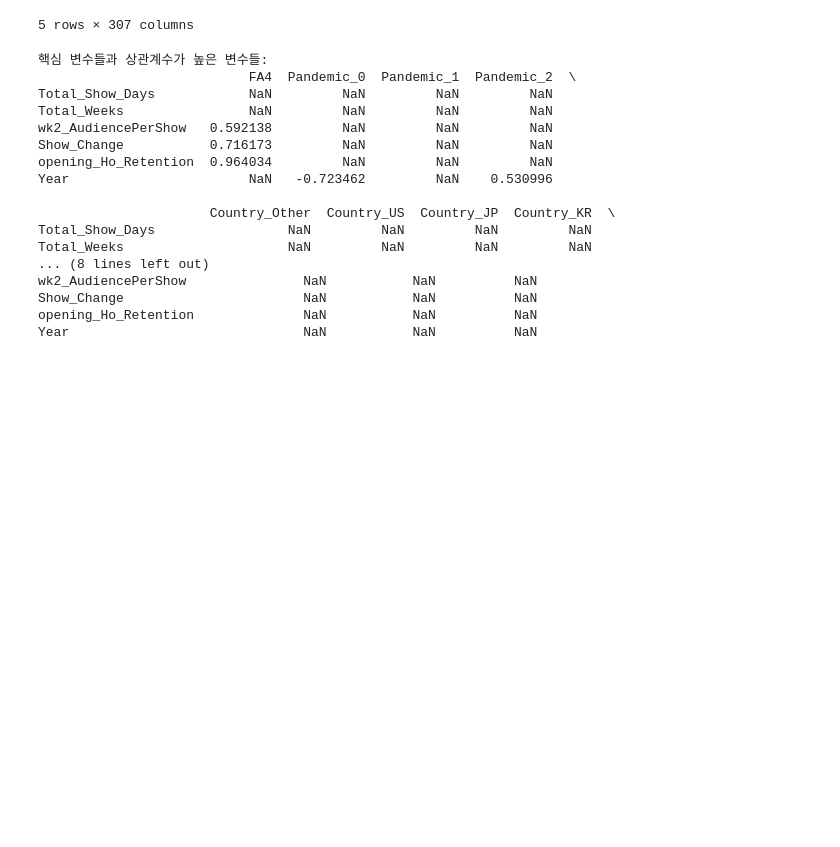
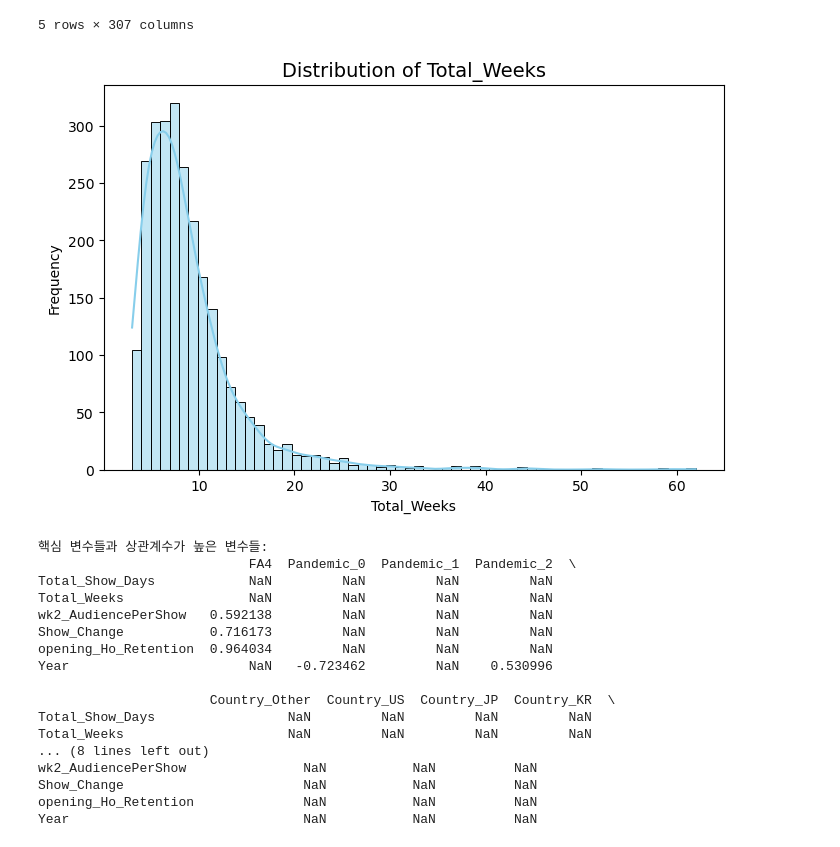
Before and after one commit to Seungwoo-JI64/BAF-25-2-Marketing, a Jupyter notebook: week_predict/영화총상영주차예측.ipynb, the cells around one changed output. Drawn from its saved outputs; the diff is of its cells as text; code cells hidden in the pictures; blank space fills up the shorter version.

```diff
--- a/week_predict/영화총상영주차예측.ipynb
+++ b/week_predict/영화총상영주차예측.ipynb
@@ -104,3 +108,13 @@ combined_encoded.head()
+# %%
+plt.figure(figsize=(8, 5))
+sns.histplot(combined_encoded['Total_Weeks'], bins=60, kde=True, color='skyblue')
+
+plt.title('Distribution of Total_Weeks', fontsize=14)
+plt.xlabel('Total_Weeks')
+plt.ylabel('Frequency')
+plt.show()
+# %% [output]
+[figure, added]
 # %%
 # 주요 변수 지정
 core_vars = ["FA4", "Pandemic_0", "Pandemic_1", "Pandemic_2", "Country_Other","Country_US",	"Country_JP","Country_KR",
```
Also changed, not shown: parts of 56 cells of this notebook.
